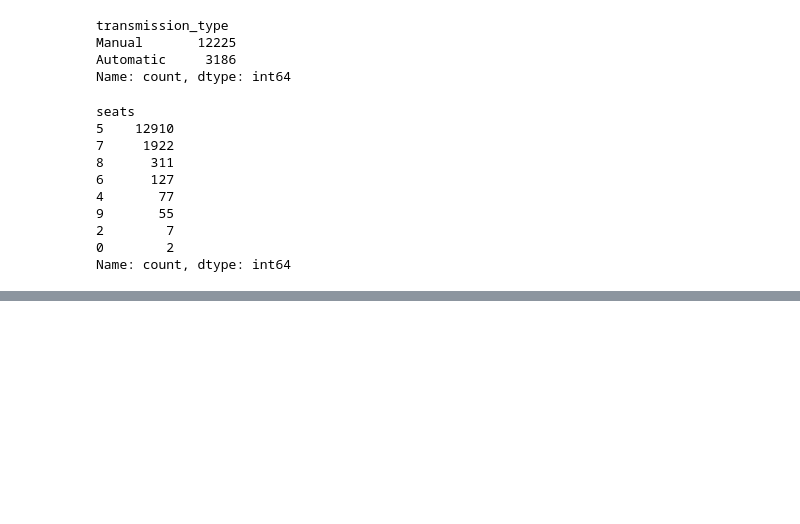
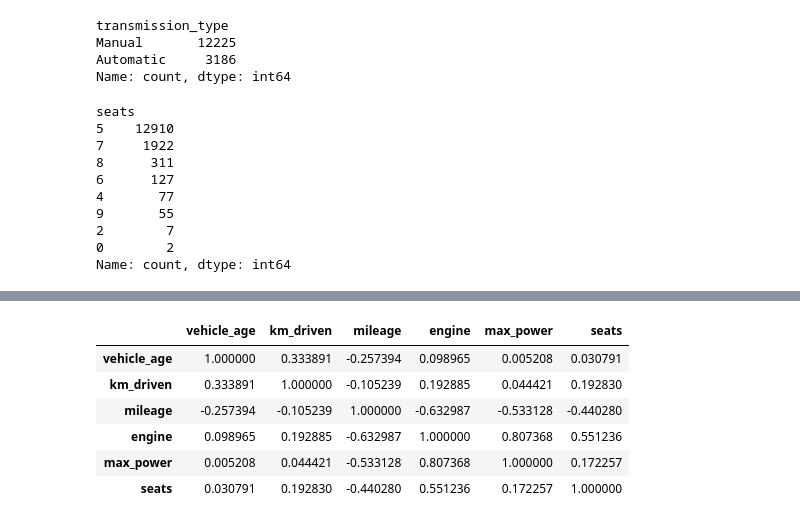
Before and after one commit to aryanchauhan0276/Machine-Learning-Practice, a Jupyter notebook: Supervised Learning/RandomForest/RandomFOrestReg.ipynb, the cells around one changed output, grey strips where cells are left out. Saved outputs shown, nothing was run; the diff lists cells and outputs as text; code cells hidden in the pictures; blank space fills up the shorter version.

```diff
--- a/Supervised Learning/RandomForest/RandomFOrestReg.ipynb
+++ b/Supervised Learning/RandomForest/RandomFOrestReg.ipynb
@@ -157,0 +165,10 @@ ValueError: could not convert string to float: 'Maruti Alto'
+# %%
+df[['vehicle_age','km_driven','mileage','engine','max_power','seats']].corr()
+# %% [output]
+|  | vehicle_age | km_driven | mileage | engine | max_power | seats |
+| vehicle_age | 1.000000 | 0.333891 | -0.257394 | 0.098965 | 0.005208 | 0.030791 |
+| km_driven | 0.333891 | 1.000000 | -0.105239 | 0.192885 | 0.044421 | 0.192830 |
+| mileage | -0.257394 | -0.105239 | 1.000000 | -0.632987 | -0.533128 | -0.440280 |
+| engine | 0.098965 | 0.192885 | -0.632987 | 1.000000 | 0.807368 | 0.551236 |
+| max_power | 0.005208 | 0.044421 | -0.533128 | 0.807368 | 1.000000 | 0.172257 |
+| seats | 0.030791 | 0.192830 | -0.440280 | 0.551236 | 0.172257 | 1.000000 |
```
Also changed, not shown: parts of 23 cells of this notebook.
